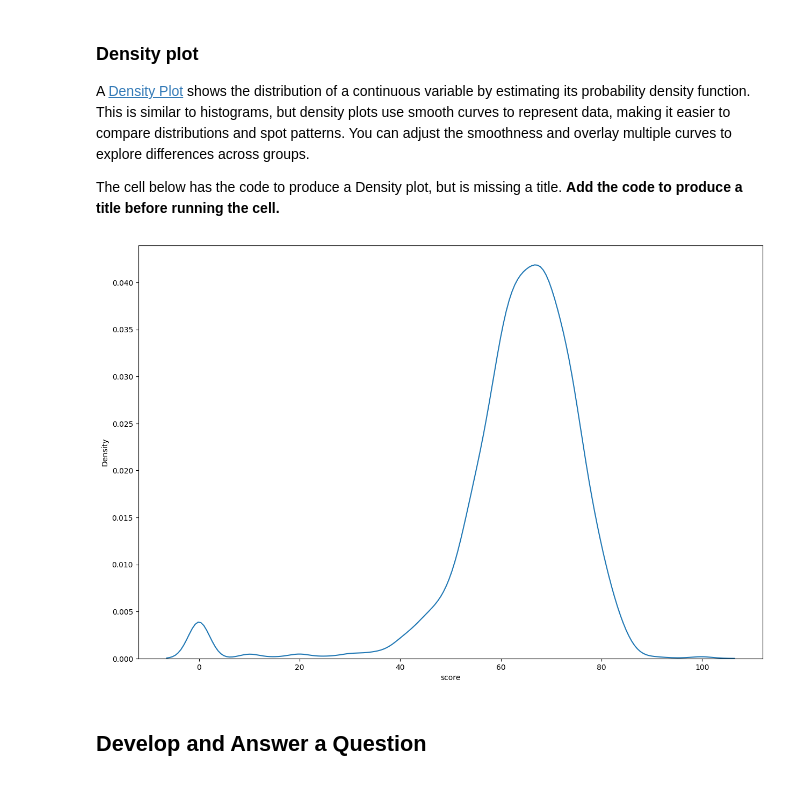
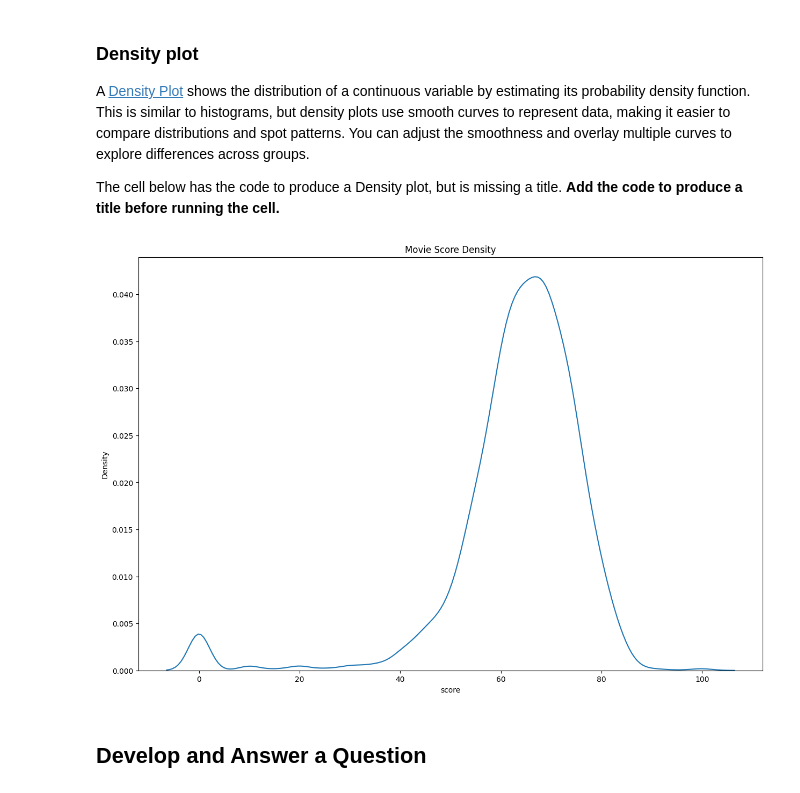
Before and after one commit to potatams/DS1001-LABS-Projects, a Jupyter notebook: LABS-06_Design-2.ipynb, the cells around one changed output. Saved outputs shown, nothing was run; the diff lists cells and outputs as text; code cells hidden in the pictures.

```diff
--- a/LABS-06_Design-2.ipynb
+++ b/LABS-06_Design-2.ipynb
@@ -187,12 +187,13 @@ The cell below has the code to produce a Density plot, but is missing a title. *
 # %%
 x = data['score']
 plt.figure(figsize=(15, 10))
 sns.kdeplot(data=data, x="score")
 
 ## ADD CODE TO PRODUCE TITLE HERE
+plt.title("Movie Score Density")
 plt.show()
 # %% [output]
-[figure, old version]
+[figure, new version]
 # %% [markdown]
 ## Develop and Answer a Question
 # %%
```
